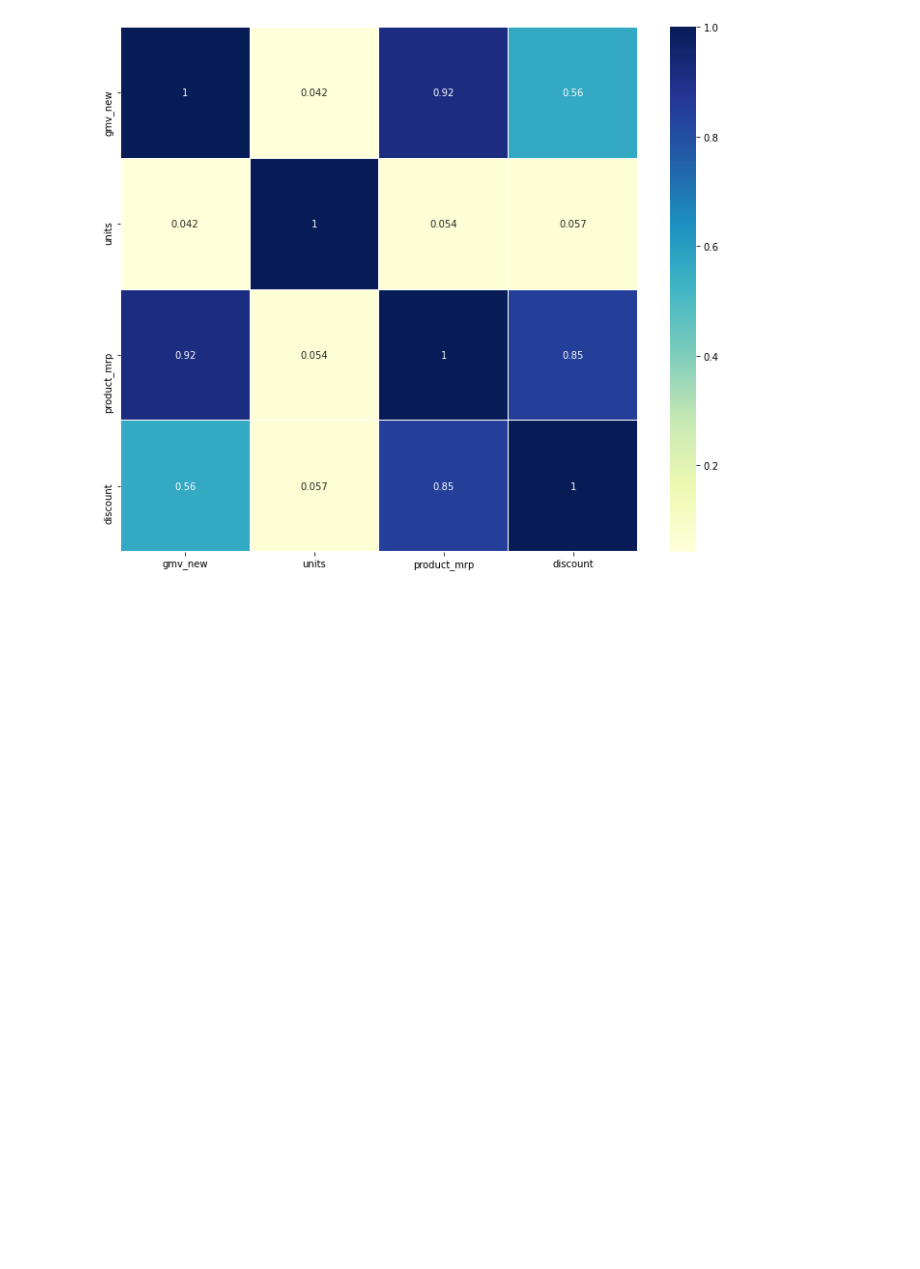
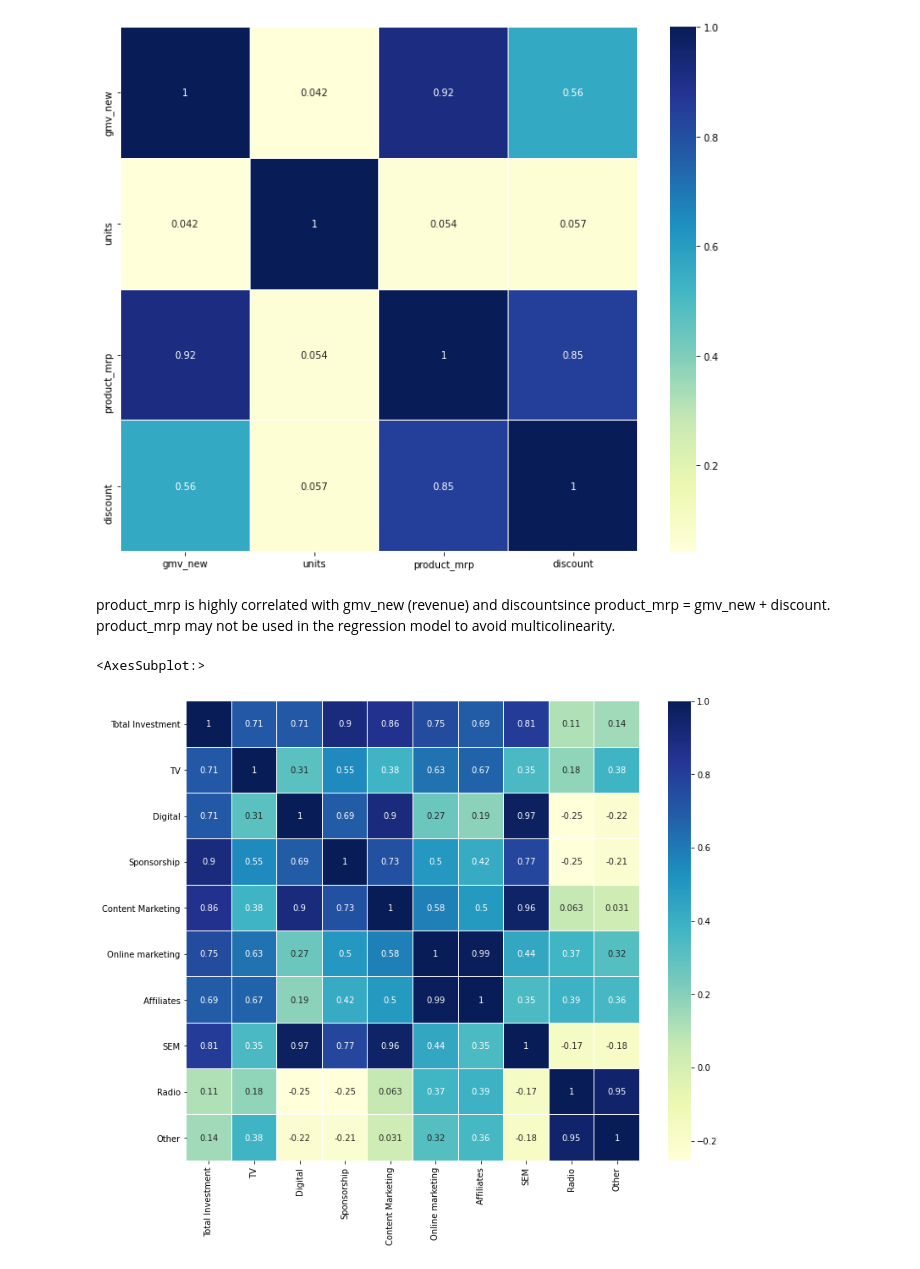
Before and after one commit to deejayrusso/Marketing-Mix-Model, a Jupyter notebook: MMM Notebook.ipynb, the cells around one changed output. Drawn from its saved outputs; the diff is of its cells as text; code cells hidden in the pictures; blank space fills up the shorter version.

```diff
--- a/MMM Notebook.ipynb
+++ b/MMM Notebook.ipynb
@@ -243,3 +332,13 @@ sns.heatmap(transactions_corr, cmap='YlGnBu', linewidth=.005, annot=True)
 # %% [output]
 <AxesSubplot:>
 [figure]
+# %% [markdown]
+product_mrp is highly correlated with gmv_new (revenue) and discountsince product_mrp = gmv_new + discount. product_mrp may not be used in the regression model to avoid multicolinearity.
+# %%
+# Check correlation of media investments data
+media_corr = mediaInvestment.corr()
+plt.subplots(figsize=(12,10))
+sns.heatmap(media_corr, cmap='YlGnBu', linewidth=.005, annot=True)
+# %% [output]
+<AxesSubplot:>
+[figure, added]
```
Also changed, not shown: parts of 29 cells of this notebook.
